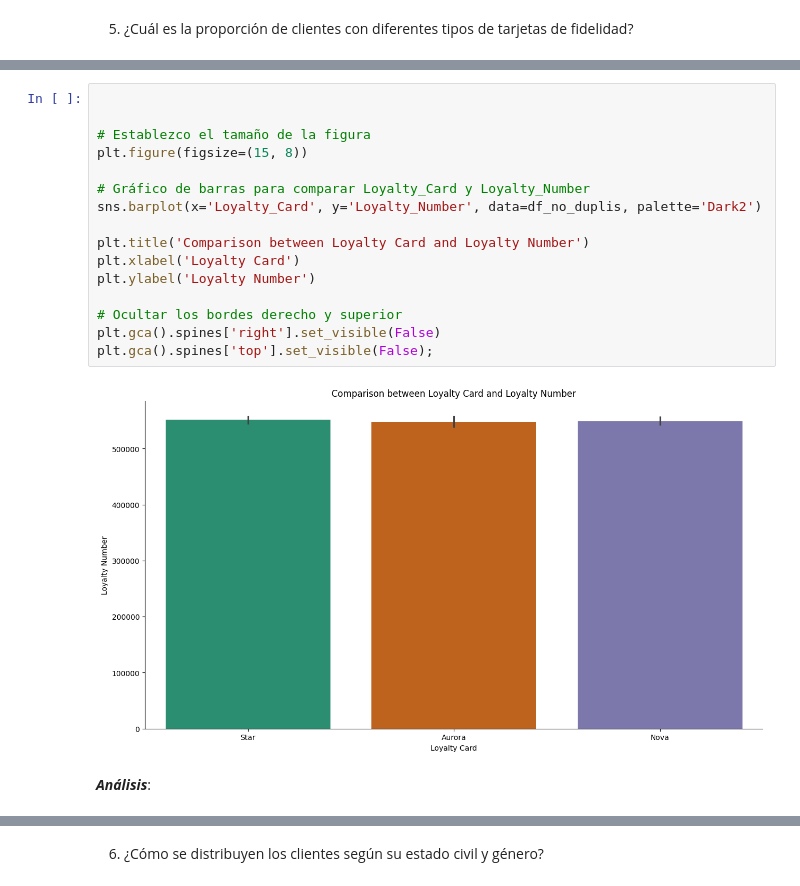
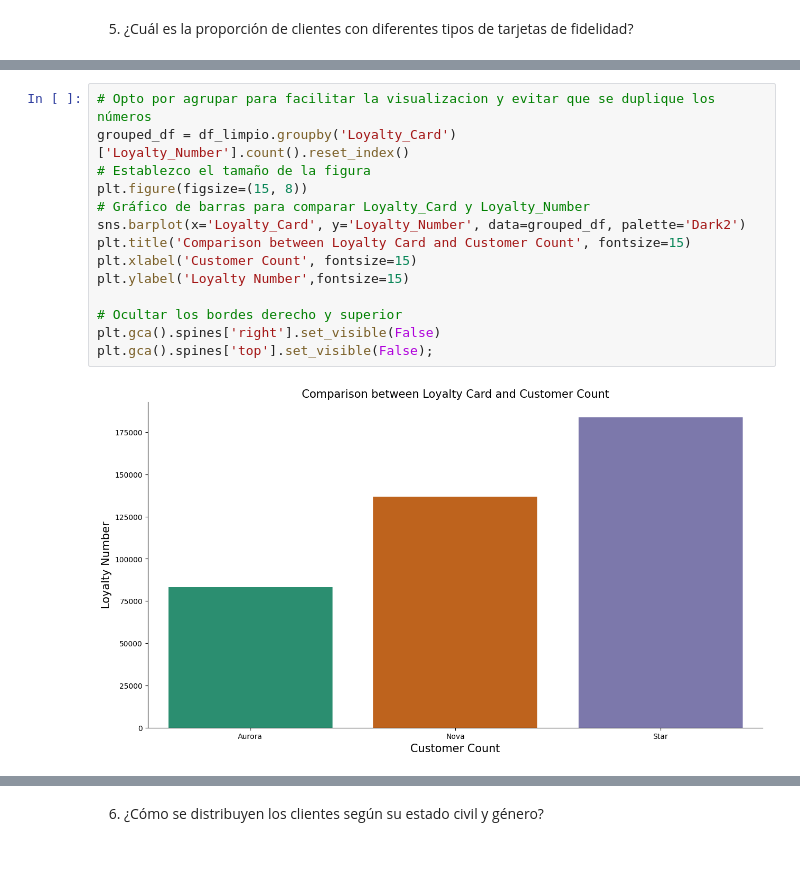
Before and after one commit to Adalab/bda-modulo-3-evaluacion-final-LuanaMagnabosco, a Jupyter notebook: Evaluación_Final_M3_Luana.ipynb, the cells around one changed output, grey strips where cells are left out. Saved outputs shown, nothing was run; the diff lists cells and outputs as text; blank space fills up the shorter version.

```diff
--- a/Evaluación_Final_M3_Luana.ipynb
+++ b/Evaluación_Final_M3_Luana.ipynb
@@ -387,20 +478,16 @@ Número de filas después de eliminar duplicados: 16737
 # %%
-
-
+# Opto por agrupar para facilitar la visualizacion y evitar que se duplique los números
+grouped_df = df_limpio.groupby('Loyalty_Card')['Loyalty_Number'].count().reset_index()
 # Establezco el tamaño de la figura
 plt.figure(figsize=(15, 8))
-
 # Gráfico de barras para comparar Loyalty_Card y Loyalty_Number
-sns.barplot(x='Loyalty_Card', y='Loyalty_Number', data=df_no_duplis, palette='Dark2')
-
-plt.title('Comparison between Loyalty Card and Loyalty Number')
-plt.xlabel('Loyalty Card')
-plt.ylabel('Loyalty Number')
+sns.barplot(x='Loyalty_Card', y='Loyalty_Number', data=grouped_df, palette='Dark2')
+plt.title('Comparison between Loyalty Card and Customer Count', fontsize=15)
+plt.xlabel('Customer Count', fontsize=15)
+plt.ylabel('Loyalty Number',fontsize=15)
 
 # Ocultar los bordes derecho y superior
 plt.gca().spines['right'].set_visible(False)
 plt.gca().spines['top'].set_visible(False);
 # %% [output]
-[figure, old version]
+[figure, new version]
-# %% [markdown]
-***Análisis***:
```
Also changed, not shown: parts of 53 cells of this notebook, 1 other file.
